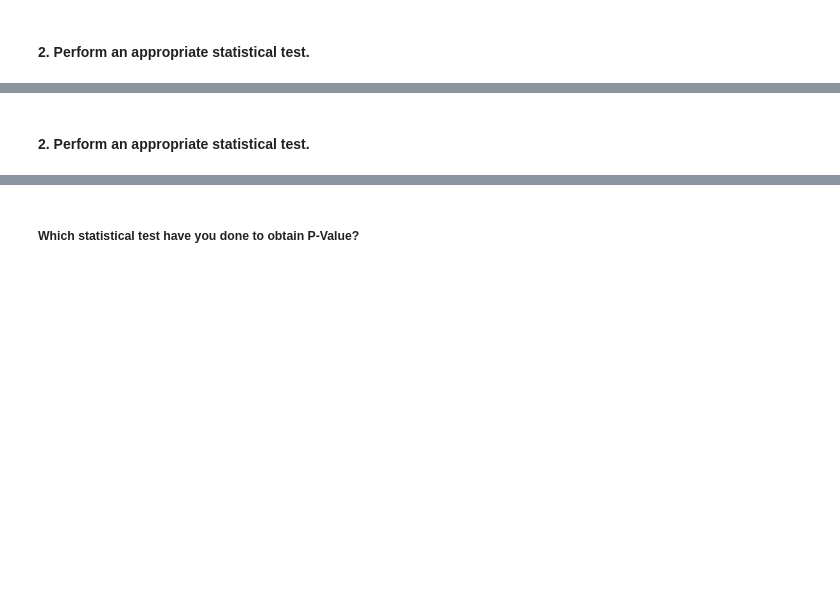
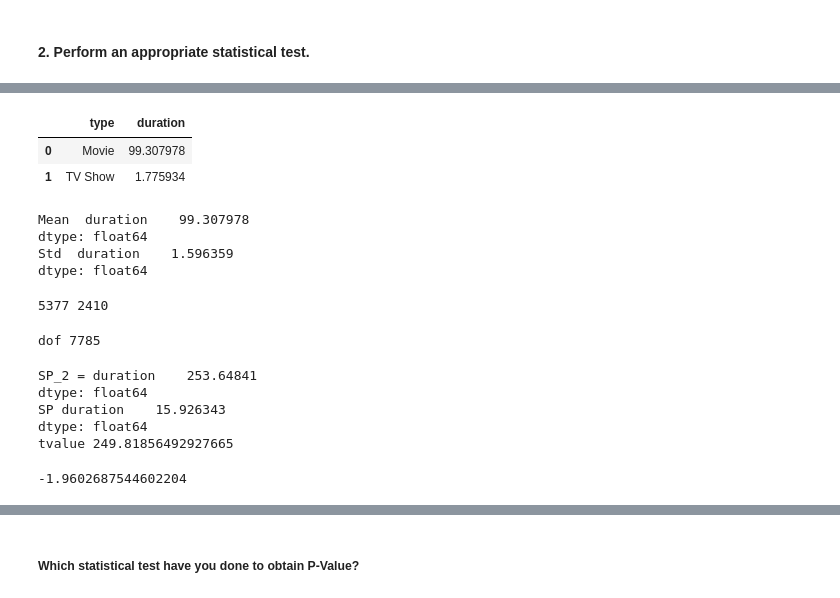
Before and after one commit to vedanttule134/Netflix-Movies-And-TV-Shows-Clustering, a Jupyter notebook: Netflix_Movies_And_TV_Shows_Clustering.ipynb, the cells around one changed output, grey strips where cells are left out. Drawn from its saved outputs; the diff is of its cells as text; code cells hidden in the pictures; blank space fills up the shorter version.

```diff
--- a/Netflix_Movies_And_TV_Shows_Clustering.ipynb
+++ b/Netflix_Movies_And_TV_Shows_Clustering.ipynb
@@ -924,2 +865,0 @@ Answer Here.
-# %% [markdown]
-#### 2. Perform an appropriate statistical test.
@@ -927,0 +866,69 @@ Answer Here.
+# %%
+#making copy of df_clean_frame
+df_hypothesis=actual_df.copy()
+# %%
+df_hypothesis['duration']= df_hypothesis['duration'].str.extract('(\d+)')
+df_hypothesis['duration'] = pd.to_numeric(df_hypothesis['duration'])
+# %%
+df_hypothesis['type'] = pd.Categorical(df_hypothesis['type'], categories=['Movie','TV Show'])
+# %%
+group_by_= df_hypothesis[['duration','type']].groupby(by='type')
+group=group_by_.mean().reset_index()
+group
+# %% [output]
+|  | type | duration |
+| 0 | Movie | 99.307978 |
+| 1 | TV Show | 1.775934 |
+# %%
+#In A and B variable grouping values
+A= group_by_.get_group('Movie')
+B= group_by_.get_group('TV Show')
+#mean and std
+M1 = A.mean()
+S1 = A.std()
+
+M2= B.mean()
+S2 = B.std()
+
+print('Mean  {}'.format(M1,M2))
+print('Std  {}'.format(S2,S1))
+# %% [output]
+Mean  duration    99.307978
+dtype: float64
+Std  duration    1.596359
+dtype: float64
+# %%
+#import stats
+from scipy import stats
+#length of groups and DOF
+n1 = len(A)
+n2= len(B)
+print(n1,n2)
+# %% [output]
+5377 2410
+# %%
+dof = n1+n2-2
+print('dof',dof)
+# %% [output]
+dof 7785
+# %%
+sp_2 = ((n2-1)*S1**2  + (n1-1)*S2**2) / dof
+print('SP_2 =',sp_2)
+
+sp = np.sqrt(sp_2)
+print('SP',sp)
+
+#tvalue
+t_val = (M1-M2)/(sp * np.sqrt(1/n1 + 1/n2))
+print('tvalue',t_val[0])
+# %% [output]
+SP_2 = duration    253.64841
+dtype: float64
+SP duration    15.926343
+dtype: float64
+tvalue 249.81856492927665
+# %%
+#t-distribution
+stats.t.ppf(0.025,dof)
+# %% [output]
+-1.9602687544602204
```
Also changed, not shown: parts of 34 cells of this notebook.
